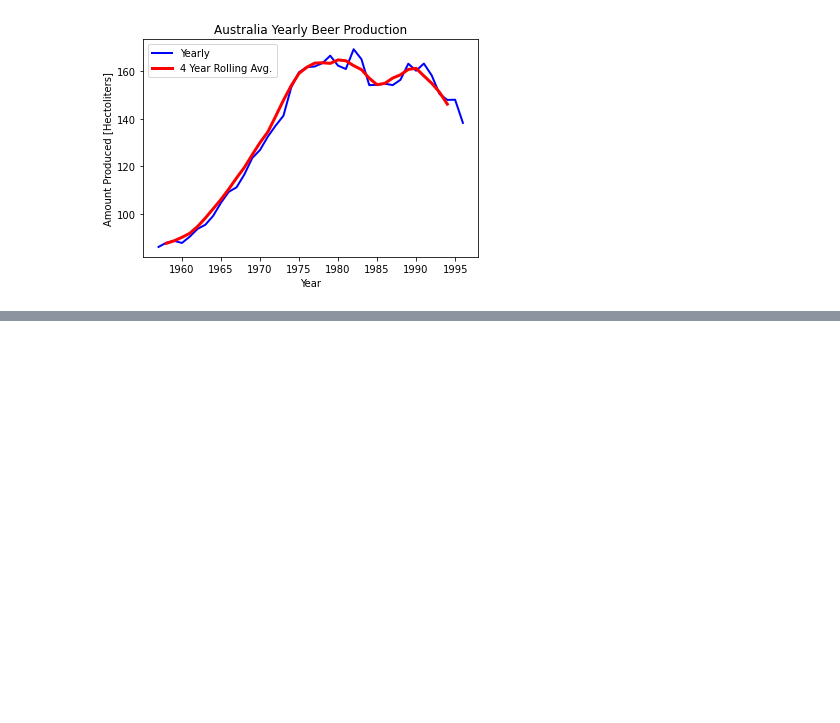
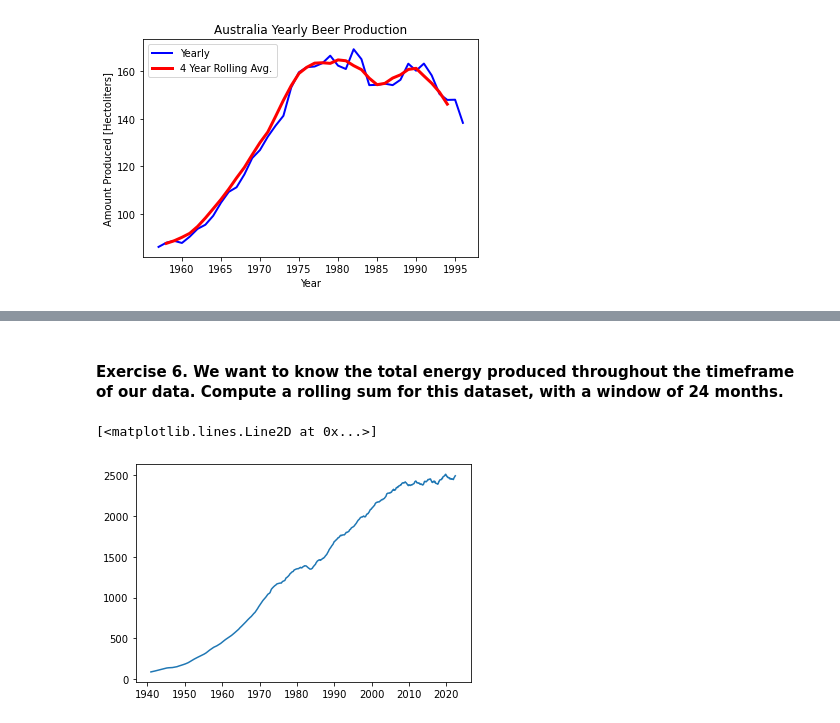
Before and after one commit to ohcrud/intermediate_python, a Jupyter notebook: sprint-2/practice-1/sprint-2-practice-1.ipynb, the cells around one changed output, grey strips where cells are left out. Cells and saved outputs as stored; diff of their text form; code cells hidden in the pictures; blank space fills up the shorter version.

```diff
--- a/sprint-2/practice-1/sprint-2-practice-1.ipynb
+++ b/sprint-2/practice-1/sprint-2-practice-1.ipynb
@@ -390,0 +497,13 @@ Text(0, 0.5, 'Amount Produced [Hectoliters]')
+# %% [markdown]
+#### Exercise 6. We want to know the total energy produced throughout the timeframe of our data. Compute a rolling sum for this dataset, with a window of 24 months.
+# %%
+### BEGIN SOLUTION
+
+electric.set_index('DATE', inplace = True)
+electric_rolling = electric2.rolling(24).sum()
+plt.plot(electric_rolling)
+
+### END SOLUTION
+# %% [output]
+[<matplotlib.lines.Line2D at 0x...>]
+[figure, added]
```
Also changed, not shown: parts of 13 cells of this notebook, 1 other file.
